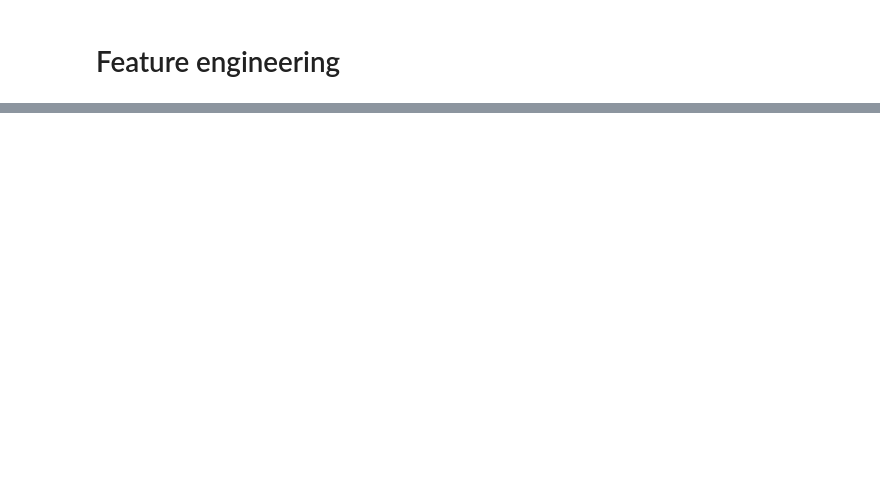
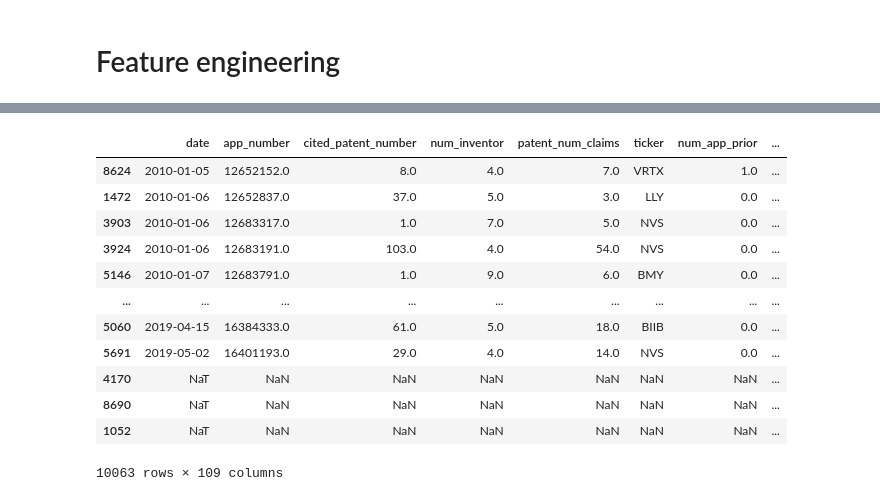
Before and after one commit to wvmrtn/mlf-project, a Jupyter notebook: main_feature.ipynb, the cells around one changed output, grey strips where cells are left out. Cells and saved outputs as stored; diff of their text form; code cells hidden in the pictures; blank space fills up the shorter version.

```diff
--- a/main_feature.ipynb
+++ b/main_feature.ipynb
@@ -77,0 +174,16 @@ X
+# %%
+X_app
+# %% [output]
+|  | date | app_number | cited_patent_number | num_inventor | patent_num_claims | ticker | num_app_prior | ... |
+| 8624 | 2010-01-05 | 12652152.0 | 8.0 | 4.0 | 7.0 | VRTX | 1.0 | ... |
+| 1472 | 2010-01-06 | 12652837.0 | 37.0 | 5.0 | 3.0 | LLY | 0.0 | ... |
+| 3903 | 2010-01-06 | 12683317.0 | 1.0 | 7.0 | 5.0 | NVS | 0.0 | ... |
+| 3924 | 2010-01-06 | 12683191.0 | 103.0 | 4.0 | 54.0 | NVS | 0.0 | ... |
+| 5146 | 2010-01-07 | 12683791.0 | 1.0 | 9.0 | 6.0 | BMY | 0.0 | ... |
+| ... | ... | ... | ... | ... | ... | ... | ... | ... |
+| 5060 | 2019-04-15 | 16384333.0 | 61.0 | 5.0 | 18.0 | BIIB | 0.0 | ... |
+| 5691 | 2019-05-02 | 16401193.0 | 29.0 | 4.0 | 14.0 | NVS | 0.0 | ... |
+| 4170 | NaT | NaN | NaN | NaN | NaN | NaN | NaN | ... |
+| 8690 | NaT | NaN | NaN | NaN | NaN | NaN | NaN | ... |
+| 1052 | NaT | NaN | NaN | NaN | NaN | NaN | NaN | ... |
+10063 rows × 109 columns
```
Also changed, not shown: parts of 21 cells of this notebook, 2 other files.
